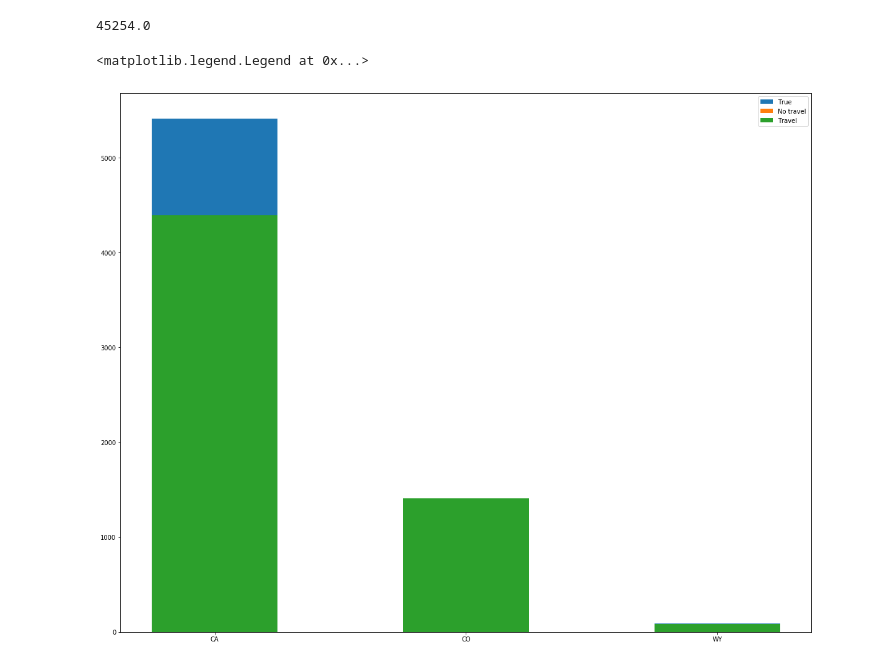
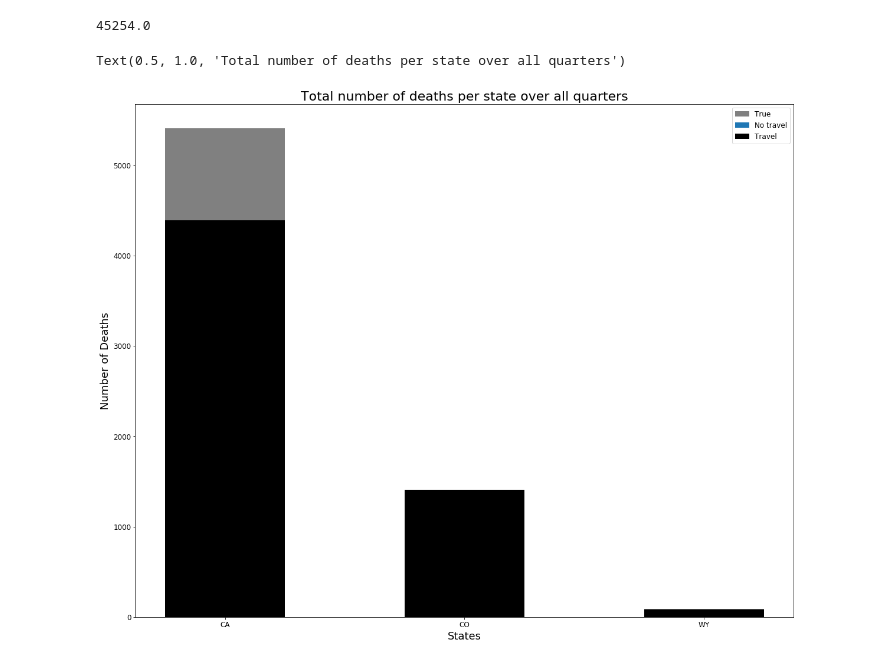
Before and after one commit to klepikhina/CSCI5352-AirTravelInfluenza, a Jupyter notebook: Code/deaths_histogram.ipynb, the cells around one changed output. Drawn from its saved outputs; the diff is of its cells as text; code cells hidden in the pictures.

```diff
--- a/Code/deaths_histogram.ipynb
+++ b/Code/deaths_histogram.ipynb
@@ -160,24 +165,28 @@ WY_deaths_true = WY_deaths_true['DeathsFromPneumoniaAndInfluenza']
 # %%
 plt.figure(figsize=[20,16])
 ind = np.arange(3)
 width = 0.5
 
 # CA = [np.mean(CA_deaths_true[:-1]), np.mean(deaths_no_travel['CA']), np.mean(deaths_travel_2['CA'])]
 # CO = [np.mean(CO_deaths_true[:-1]), np.mean(deaths_no_travel['CO']), np.mean(deaths_travel_2['CO'])]
 # WY = [np.mean(WY_deaths_true[:-1]), np.mean(deaths_no_travel['WY']), np.mean(deaths_travel_2['WY'])]
 
 true = [np.mean(CA_deaths_true[:-1]), np.mean(CO_deaths_true[:-1]), np.mean(WY_deaths_true[:-1])]
 no_travel = [np.mean(deaths_no_travel['CA']), np.mean(deaths_no_travel['CO']), np.mean(deaths_no_travel['WY'])]
 travel = [np.mean(deaths_travel_3['CA']), np.mean(deaths_travel_3['CO']), np.mean(deaths_travel_3['WY'])]
 
-p1 = plt.bar(ind, true, width)
+p1 = plt.bar(ind, true, width, color='grey')
 p2 = plt.bar(ind, no_travel, width)
 #              bottom=menMeans, yerr=womenStd)
-p3 = plt.bar(ind, travel, width)
+p3 = plt.bar(ind, travel, width, color='black')
 
-plt.xticks(ind, ('CA', 'CO', 'WY'))
+plt.xticks(ind, ('CA', 'CO', 'WY'), size=12)
 # plt.xticks(rotation=70)
-plt.legend((p1[0], p2[0], p3[0]), ('True', 'No travel', 'Travel'))
+plt.legend((p1[0], p2[0], p3[0]), ('True', 'No travel', 'Travel'), fontsize=12)
+plt.yticks(size=12)
+plt.xlabel("States", fontsize=18)
+plt.ylabel("Number of Deaths", fontsize=18)
+plt.title("Total number of deaths per state over all quarters", fontsize=22)
 # %% [output]
-<matplotlib.legend.Legend at 0x...>
+Text(0.5, 1.0, 'Total number of deaths per state over all quarters')
-[figure, old version]
+[figure, new version]
```
Also changed, not shown: parts of 1 cell of this notebook, 10 other files.
